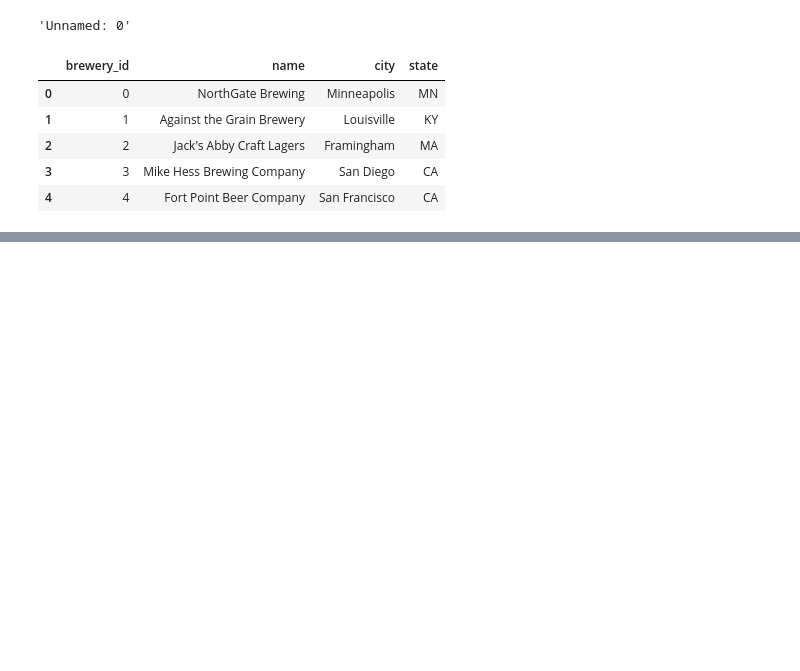
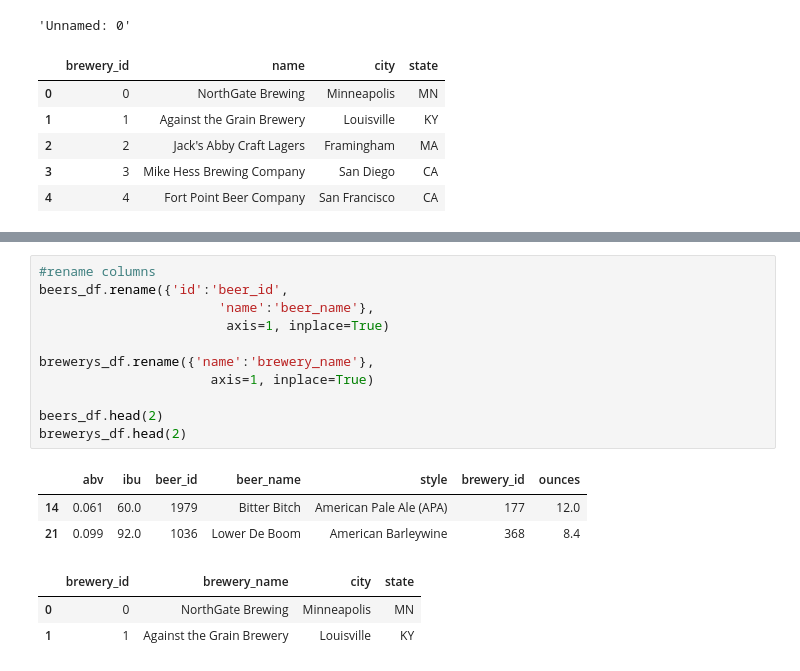
Before and after one commit to niklasax/Beer_Analytics, a Jupyter notebook: data_cleaning/data_cleaning.ipynb, the cells around one changed output, grey strips where cells are left out. Cells and saved outputs as stored; diff of their text form; blank space fills up the shorter version.

```diff
--- a/data_cleaning/data_cleaning.ipynb
+++ b/data_cleaning/data_cleaning.ipynb
@@ -285,0 +193,18 @@ beer_merged_df.to_csv('beer_data.csv',index=False)
+# %%
+#rename columns
+beers_df.rename({'id':'beer_id',
+                       'name':'beer_name'},
+                        axis=1, inplace=True)
+
+brewerys_df.rename({'name':'brewery_name'},
+                      axis=1, inplace=True)
+
+beers_df.head(2)
+brewerys_df.head(2)
+# %% [output]
+|  | abv | ibu | beer_id | beer_name | style | brewery_id | ounces |
+| 14 | 0.061 | 60.0 | 1979 | Bitter Bitch | American Pale Ale (APA) | 177 | 12.0 |
+| 21 | 0.099 | 92.0 | 1036 | Lower De Boom | American Barleywine | 368 | 8.4 |
+|  | brewery_id | brewery_name | city | state |
+| 0 | 0 | NorthGate Brewing | Minneapolis | MN |
+| 1 | 1 | Against the Grain Brewery | Louisville | KY |
```
Also changed, not shown: parts of 38 cells of this notebook, 3 other files.
